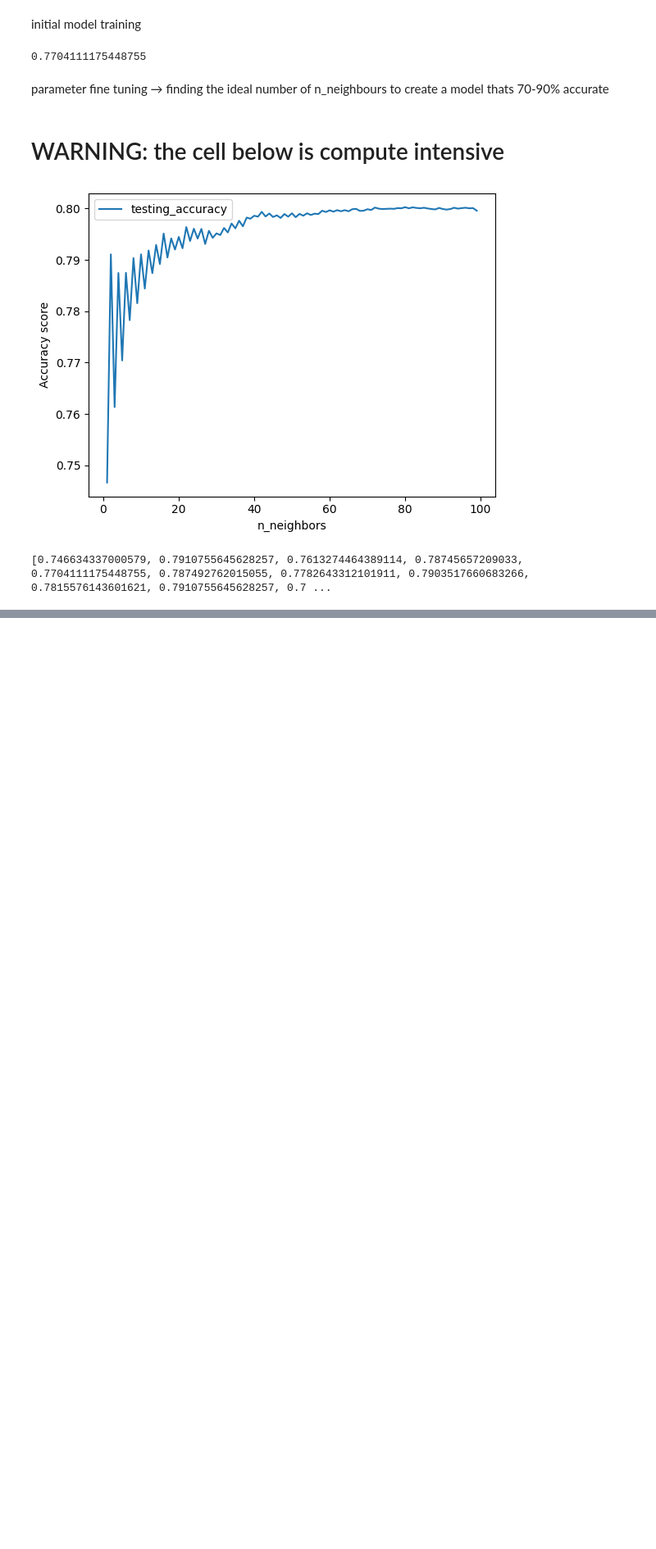
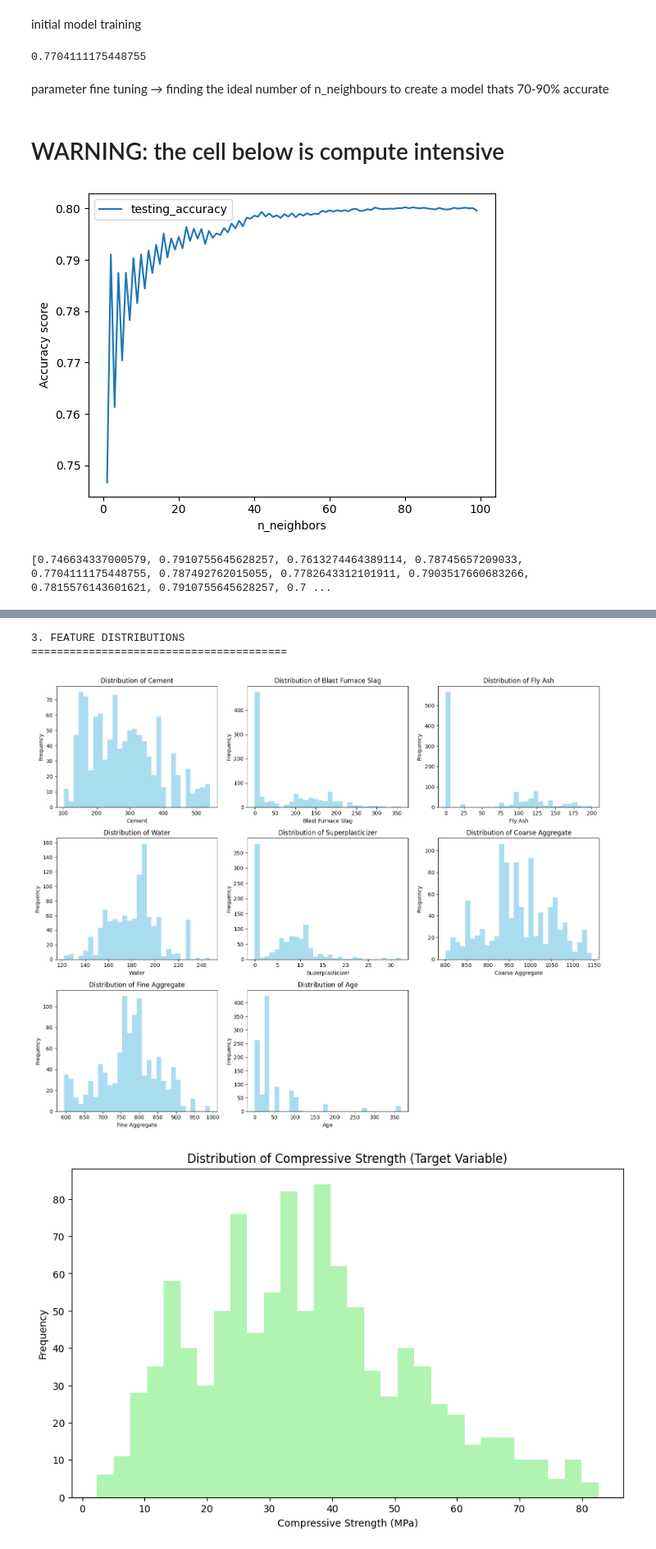
Before and after one commit to soipanhamisi/KNN_Classification_Regression_Analysis, a Jupyter notebook: notebooks/assignment_2.ipynb, the cells around one changed output, grey strips where cells are left out. Shown at 82% size. Cells and saved outputs as stored; diff of their text form; code cells hidden in the pictures; blank space fills up the shorter version.

Commit message:
Complete KNN analysis for both datasets - No-Show classification and Concrete regression

```diff
--- a/notebooks/assignment_2.ipynb
+++ b/notebooks/assignment_2.ipynb
@@ -485,0 +498,16 @@ print(testing_accuracy)
+# %%
+# Load Concrete Compressive Strength dataset from UCI
+print("Loading Concrete Compressive Strength dataset...")
+from ucimlrepo import fetch_ucirepo
+concrete_data = fetch_ucirepo(id=165)
+
+# Extract features and target
+concrete_features = concrete_data.data.features
+concrete_target = concrete_data.data.targets
+
+# Create DataFrame
+concrete_df = pd.DataFrame(concrete_features)
+concrete_df['compressive_strength'] = concrete_target
+
+print(f"Concrete dataset shape: {concrete_df.shape}")
+print("Concrete dataset loaded successfully!")
@@ -485,0 +573,36 @@ print(testing_accuracy)
+# %%
+# 3. Visualize distributions
+import matplotlib.pyplot as plt
+import seaborn as sns
+
+print("\n3. FEATURE DISTRIBUTIONS")
+print("=" * 40)
+
+fig, axes = plt.subplots(3, 3, figsize=(15, 12))
+axes = axes.ravel()
+
+features = ['Cement', 'Blast Furnace Slag', 'Fly Ash', 'Water',
+           'Superplasticizer', 'Coarse Aggregate', 'Fine Aggregate', 'Age']
+
+for i, feature in enumerate(features):
+    axes[i].hist(concrete_df[feature], bins=30, alpha=0.7, color='skyblue')
+    axes[i].set_title(f'Distribution of {feature}')
+    axes[i].set_xlabel(feature)
+    axes[i].set_ylabel('Frequency')
+
+axes[-1].set_visible(False)
+
+plt.tight_layout()
+plt.show()
+
+plt.figure(figsize=(10, 6))
+plt.hist(concrete_df['compressive_strength'], bins=30, alpha=0.7, color='lightgreen')
+plt.title('Distribution of Compressive Strength (Target Variable)')
+plt.xlabel('Compressive Strength (MPa)')
+plt.ylabel('Frequency')
+plt.show()
+# %% [output]
+3. FEATURE DISTRIBUTIONS
+========================================
+[figure, added]
+[figure, added]
```
Also changed, not shown: parts of 18 cells of this notebook, 1 other file.
